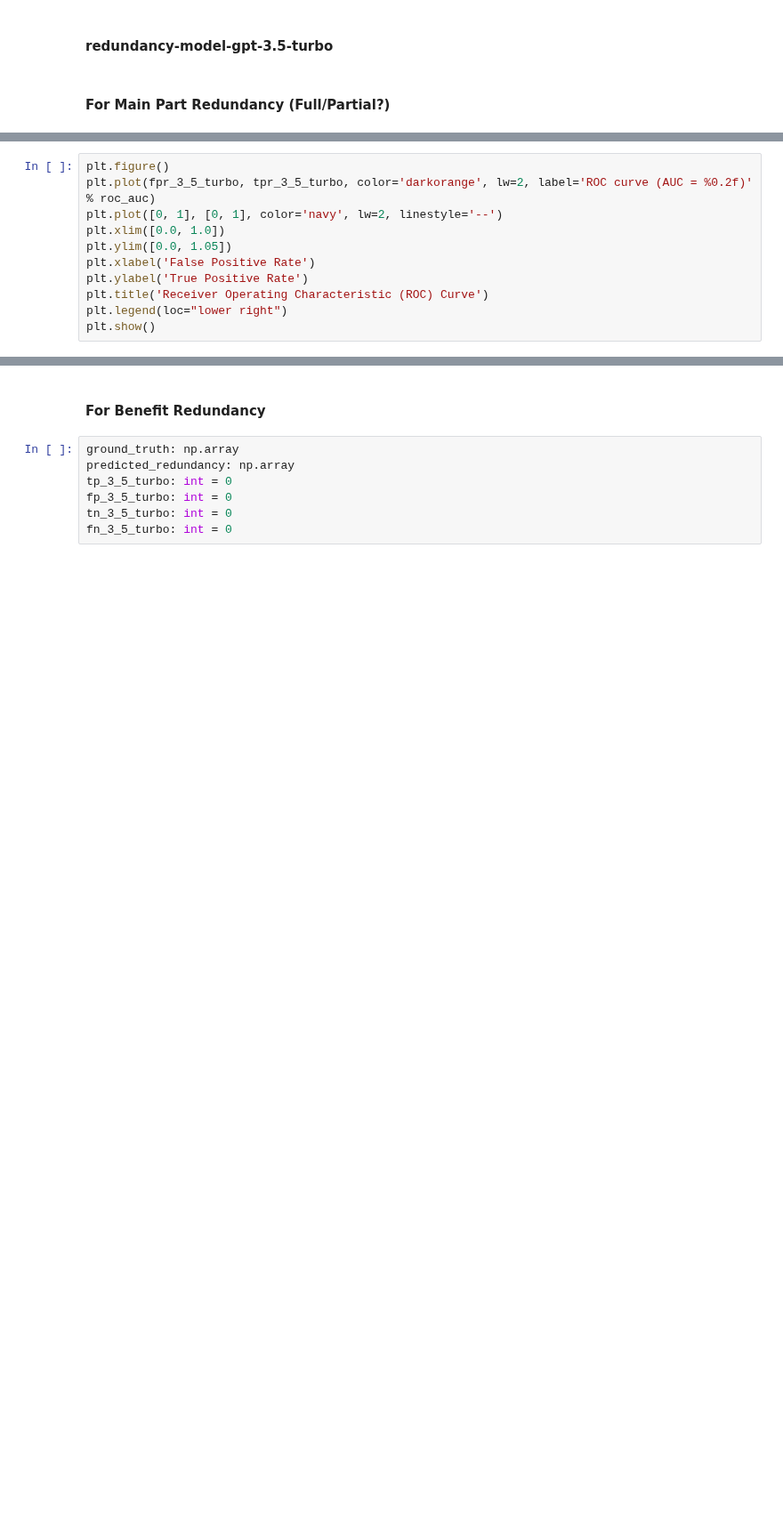
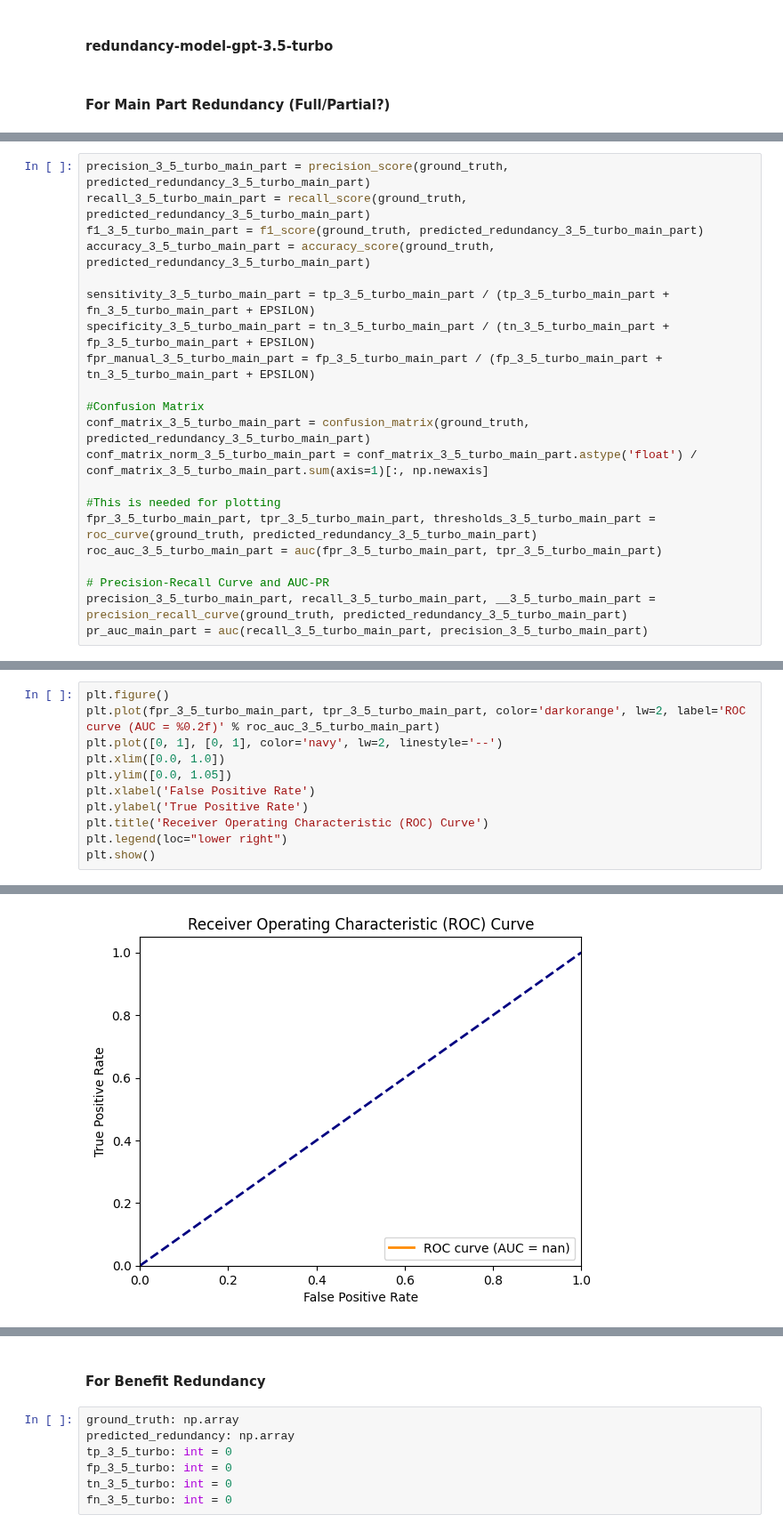
Before and after one commit to SoftwareStackLukas/LLMbasedRedundancyAnalysis, a Jupyter notebook: redundanciesbyannotations/redundant_main_part_benefit_results.ipynb, the cells around one changed output, grey strips where cells are left out. Shown at 89% size. Cells and saved outputs as stored; diff of their text form; blank space fills up the shorter version.

```diff
--- a/redundanciesbyannotations/redundant_main_part_benefit_results.ipynb
+++ b/redundanciesbyannotations/redundant_main_part_benefit_results.ipynb
@@ -218 +197,22 @@ pr_auc = auc(recall_3_5_turbo, precision_3_5_turbo)
+# %%
+precision_3_5_turbo_main_part = precision_score(ground_truth, predicted_redundancy_3_5_turbo_main_part)
+recall_3_5_turbo_main_part = recall_score(ground_truth, predicted_redundancy_3_5_turbo_main_part)
+f1_3_5_turbo_main_part = f1_score(ground_truth, predicted_redundancy_3_5_turbo_main_part)
+accuracy_3_5_turbo_main_part = accuracy_score(ground_truth, predicted_redundancy_3_5_turbo_main_part)
+
+sensitivity_3_5_turbo_main_part = tp_3_5_turbo_main_part / (tp_3_5_turbo_main_part + fn_3_5_turbo_main_part + EPSILON)
+specificity_3_5_turbo_main_part = tn_3_5_turbo_main_part / (tn_3_5_turbo_main_part + fp_3_5_turbo_main_part + EPSILON)
+fpr_manual_3_5_turbo_main_part = fp_3_5_turbo_main_part / (fp_3_5_turbo_main_part + tn_3_5_turbo_main_part + EPSILON)
+
+#Confusion Matrix
+conf_matrix_3_5_turbo_main_part = confusion_matrix(ground_truth, predicted_redundancy_3_5_turbo_main_part)
+conf_matrix_norm_3_5_turbo_main_part = conf_matrix_3_5_turbo_main_part.astype('float') / conf_matrix_3_5_turbo_main_part.sum(axis=1)[:, np.newaxis]
+
+#This is needed for plotting
+fpr_3_5_turbo_main_part, tpr_3_5_turbo_main_part, thresholds_3_5_turbo_main_part = roc_curve(ground_truth, predicted_redundancy_3_5_turbo_main_part)
+roc_auc_3_5_turbo_main_part = auc(fpr_3_5_turbo_main_part, tpr_3_5_turbo_main_part)
+
+# Precision-Recall Curve and AUC-PR
+precision_3_5_turbo_main_part, recall_3_5_turbo_main_part, __3_5_turbo_main_part = precision_recall_curve(ground_truth, predicted_redundancy_3_5_turbo_main_part)
+pr_auc_main_part = auc(recall_3_5_turbo_main_part, precision_3_5_turbo_main_part)
 # %%
@@ -247,7 +247,7 @@ AUC-ROC: nan
 AUC-PR: 0.5
 # %%
 plt.figure()
-plt.plot(fpr_3_5_turbo, tpr_3_5_turbo, color='darkorange', lw=2, label='ROC curve (AUC = %0.2f)' % roc_auc)
+plt.plot(fpr_3_5_turbo_main_part, tpr_3_5_turbo_main_part, color='darkorange', lw=2, label='ROC curve (AUC = %0.2f)' % roc_auc_3_5_turbo_main_part)
 plt.plot([0, 1], [0, 1], color='navy', lw=2, linestyle='--')
 plt.xlim([0.0, 1.0])
 plt.ylim([0.0, 1.05])
@@ -262,2 +260,3 @@ NameError: name 'roc_auc' is not defined
+[figure, added]
 # %%
 plt.figure()
```
Also changed, not shown: parts of 63 cells of this notebook, 2 other files.
